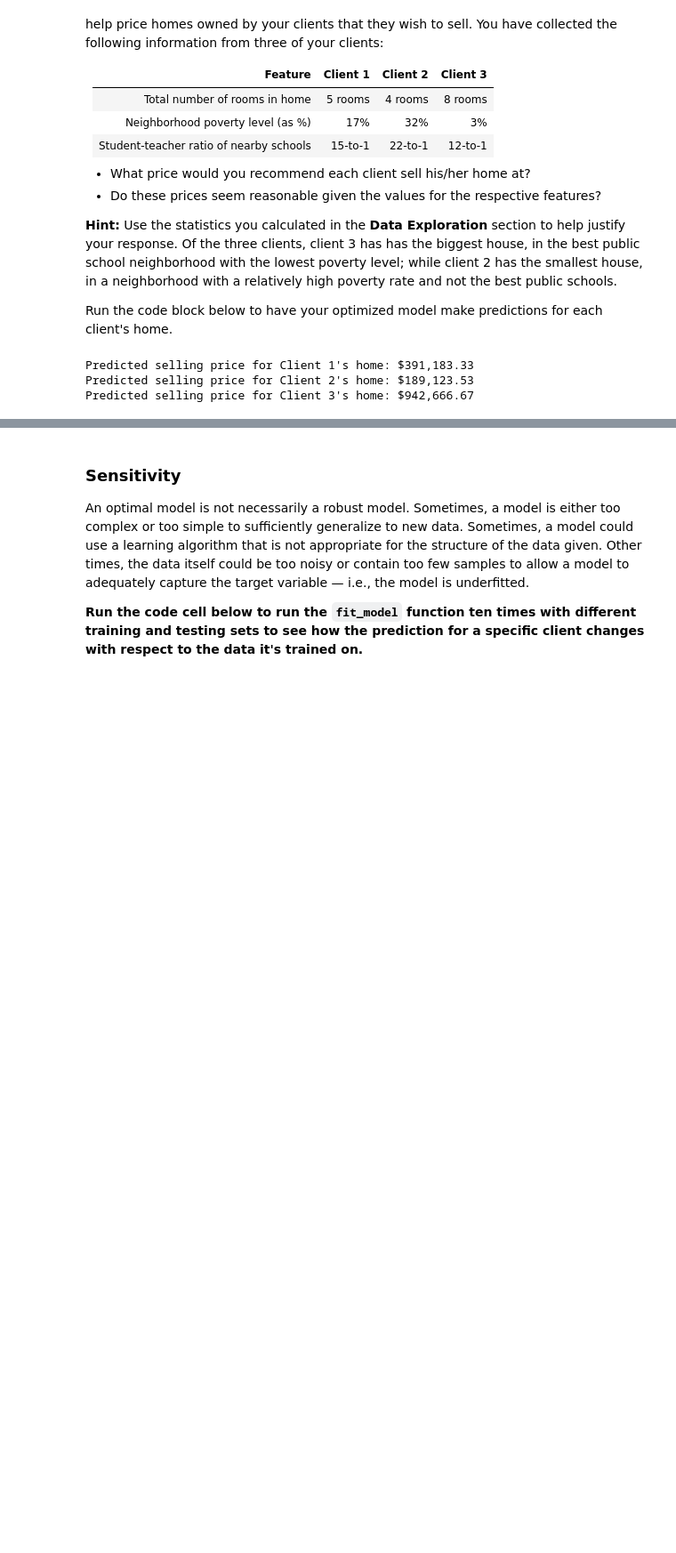
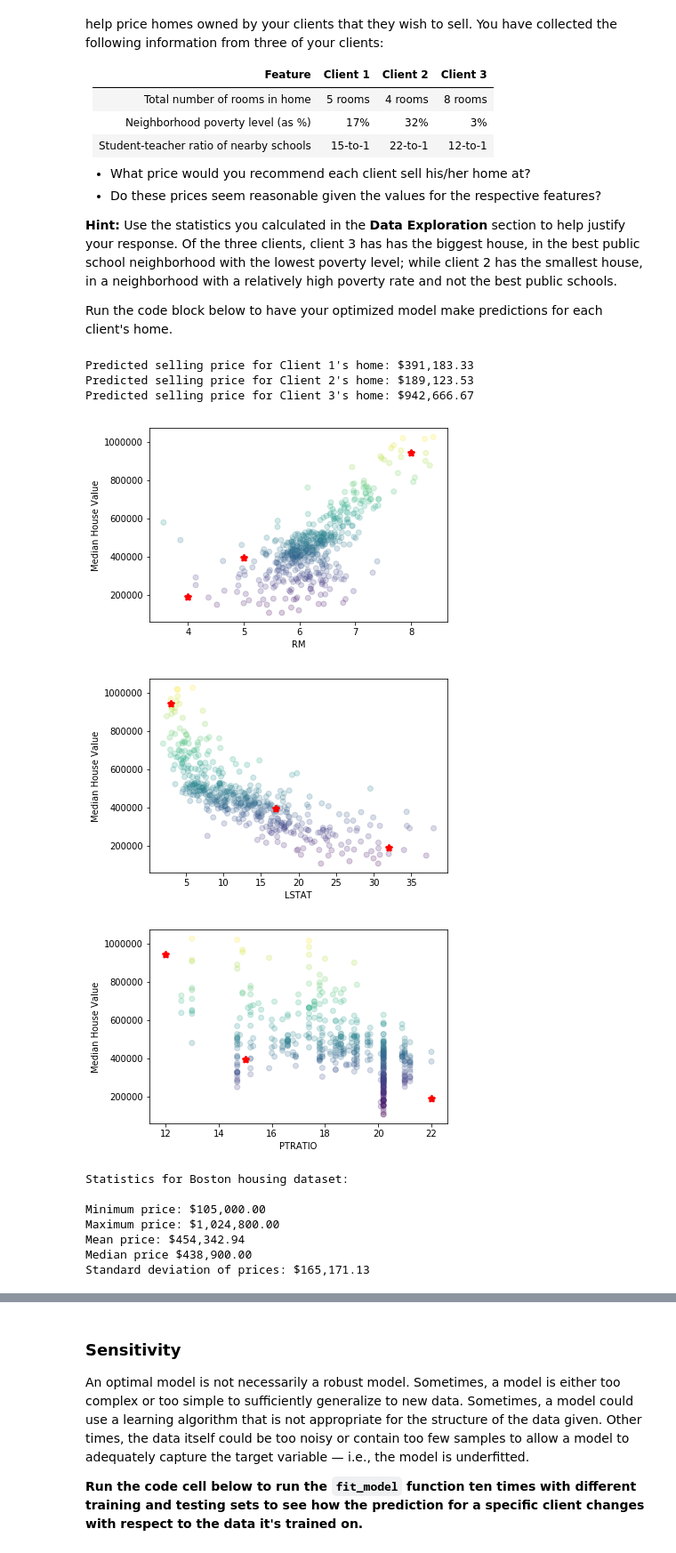
Before and after one commit to madhan1m/ml-nano-udacity, a Jupyter notebook: boston_housing/boston_housing.ipynb, the cells around one changed output, grey strips where cells are left out. Shown at 89% size. Cells and saved outputs as stored; diff of their text form; code cells hidden in the pictures; blank space fills up the shorter version.

```diff
--- a/boston_housing/boston_housing.ipynb
+++ b/boston_housing/boston_housing.ipynb
@@ -467,6 +473,36 @@ for i, price in enumerate(reg.predict(client_data)):
 Predicted selling price for Client 1's home: $391,183.33
 Predicted selling price for Client 2's home: $189,123.53
 Predicted selling price for Client 3's home: $942,666.67
+# %%
+from matplotlib import pyplot as plt
+
+ClientData = np.transpose(client_data)
+pred = reg.predict(client_data)
+for i, param in enumerate(['RM','LSTAT','PTRATIO']):
+    plt.scatter(features[param], prices, alpha=0.20,c=prices)
+    plt.scatter(ClientData[i], pred, color='red', marker='*', linewidth=3)
+    plt.xlabel(param)
+    plt.ylabel('Median House Value')
+    plt.show()
+
+# Show the calculated statistics
+print "Statistics for Boston housing dataset:\n"
+print "Minimum price: ${:,.2f}".format(minimum_price)
+print "Maximum price: ${:,.2f}".format(maximum_price)
+print "Mean price: ${:,.2f}".format(mean_price)
+print "Median price ${:,.2f}".format(median_price)
+print "Standard deviation of prices: ${:,.2f}".format(std_price)
+# %% [output]
+[figure, added]
+[figure, added]
+[figure, added]
+Statistics for Boston housing dataset:
+
+Minimum price: $105,000.00
+Maximum price: $1,024,800.00
+Mean price: $454,342.94
+Median price $438,900.00
+Standard deviation of prices: $165,171.13
 # %% [markdown]
 **Answer: **
 
```
Also changed, not shown: parts of 17 cells of this notebook, 1 other file.
